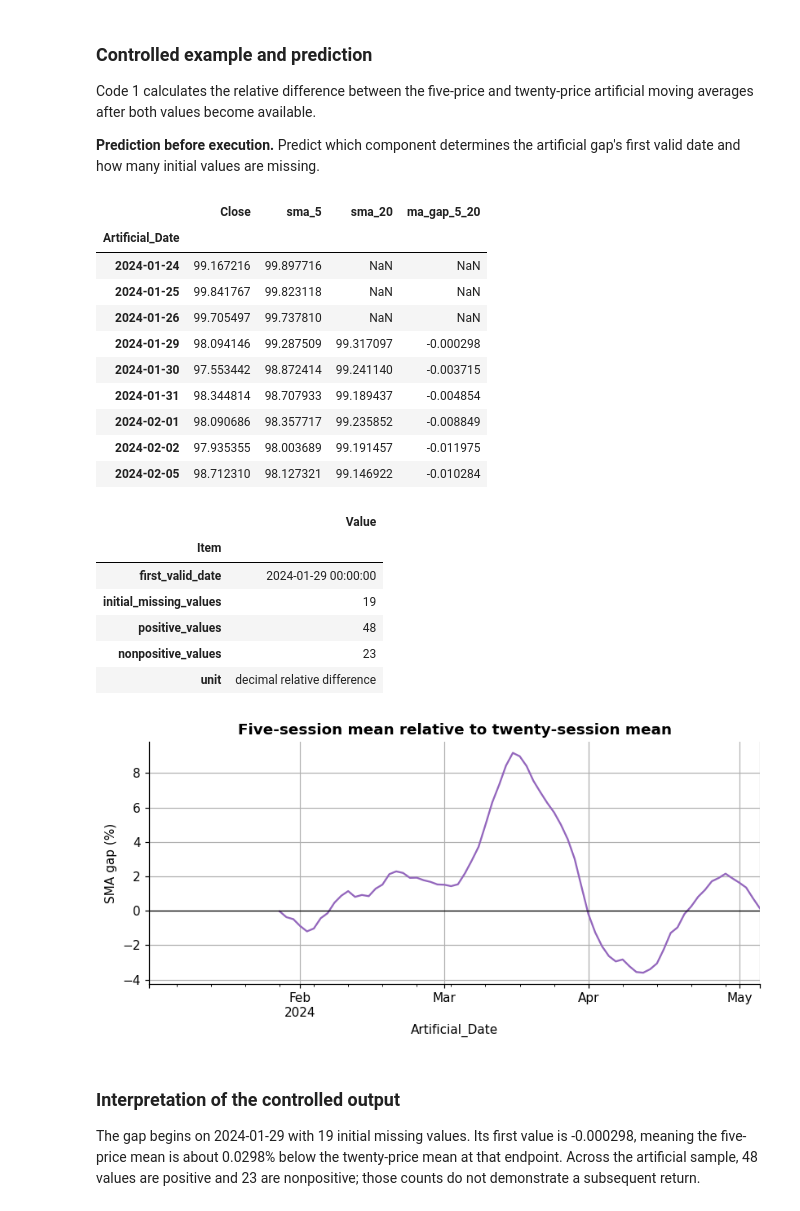
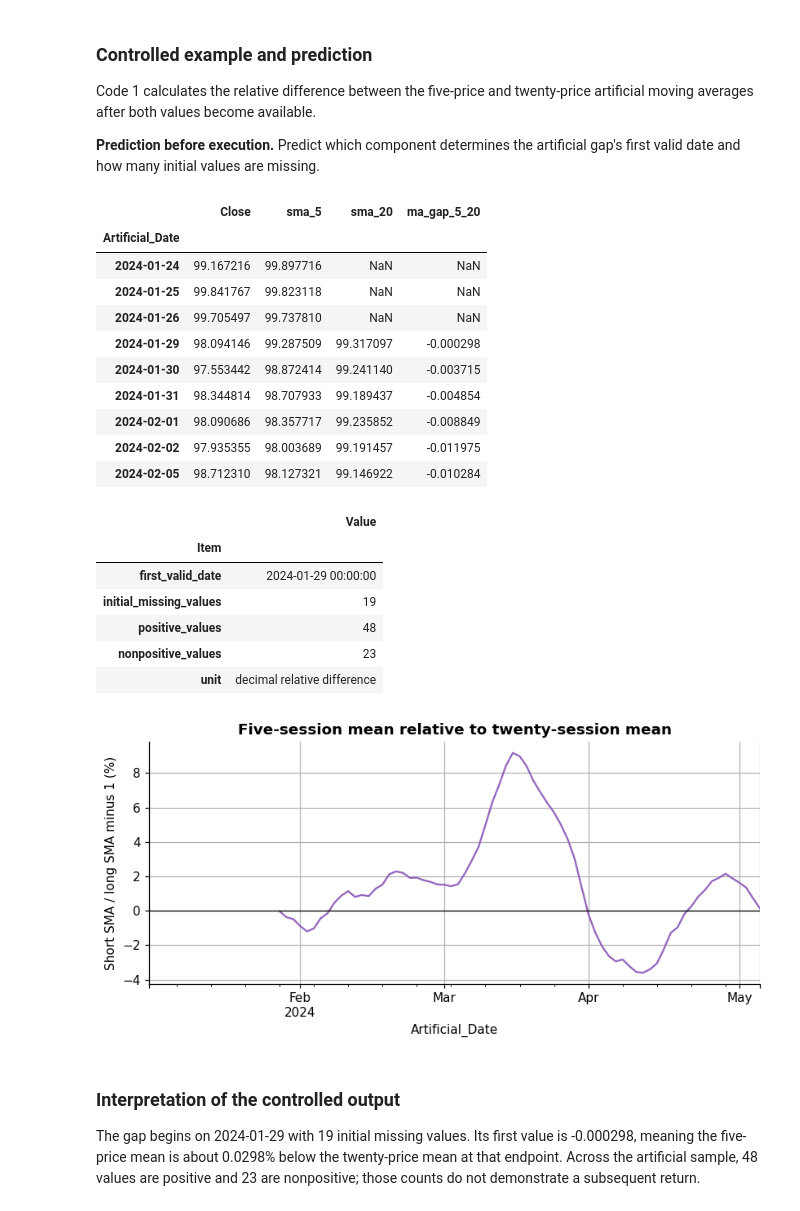
Before and after one commit to KennethWYLee/FinTech, a Jupyter notebook: course/week3_main.ipynb, the cells around one changed output. Cells and saved outputs as stored; diff of their text form; code cells hidden in the pictures.

```diff
--- a/course/week3_main.ipynb
+++ b/course/week3_main.ipynb
@@ -1115,35 +1115,35 @@ gap_summary = pd.Series(
 )
 display(gap_summary.rename_axis("Item").to_frame())
 
 ax = (100 * features["ma_gap_5_20"]).plot(color="tab:purple")
 ax.axhline(0, color="black", linewidth=0.8)
-ax.set_ylabel("SMA gap (%)")
+ax.set_ylabel("Short SMA / long SMA minus 1 (%)")
 ax.set_title("Five-session mean relative to twenty-session mean")
 plt.tight_layout()
 plt.show()
 
 assert features["ma_gap_5_20"].first_valid_index() == features["sma_20"].first_valid_index()
 assert features["ma_gap_5_20"].dropna().shape[0] == len(features) - 19
 # %% [output]
 |  | Close | sma_5 | sma_20 | ma_gap_5_20 |
 | Artificial_Date |  |  |  |  |
 | 2024-01-24 | 99.167216 | 99.897716 | NaN | NaN |
 | 2024-01-25 | 99.841767 | 99.823118 | NaN | NaN |
 | 2024-01-26 | 99.705497 | 99.737810 | NaN | NaN |
 | 2024-01-29 | 98.094146 | 99.287509 | 99.317097 | -0.000298 |
 | 2024-01-30 | 97.553442 | 98.872414 | 99.241140 | -0.003715 |
 | 2024-01-31 | 98.344814 | 98.707933 | 99.189437 | -0.004854 |
 | 2024-02-01 | 98.090686 | 98.357717 | 99.235852 | -0.008849 |
 | 2024-02-02 | 97.935355 | 98.003689 | 99.191457 | -0.011975 |
 | 2024-02-05 | 98.712310 | 98.127321 | 99.146922 | -0.010284 |
 |  | Value |
 | Item |  |
 | first_valid_date | 2024-01-29 00:00:00 |
 | initial_missing_values | 19 |
 | positive_values | 48 |
 | nonpositive_values | 23 |
 | unit | decimal relative difference |
-[figure, old version]
+[figure, new version]
 # %% [markdown]
 ### Interpretation of the controlled output
 
```
Also changed, not shown: parts of 18 cells of this notebook, 6 other files.
